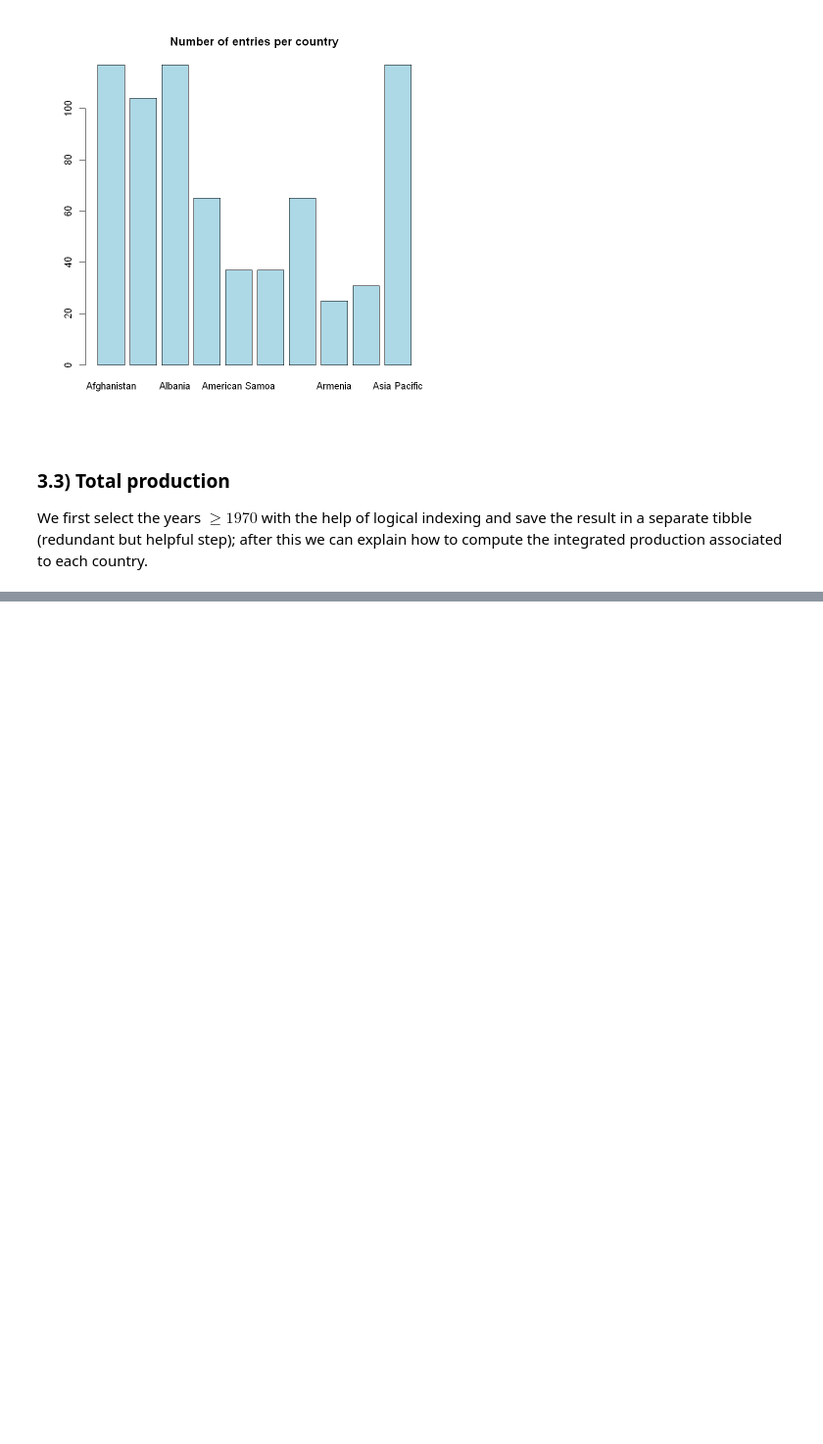
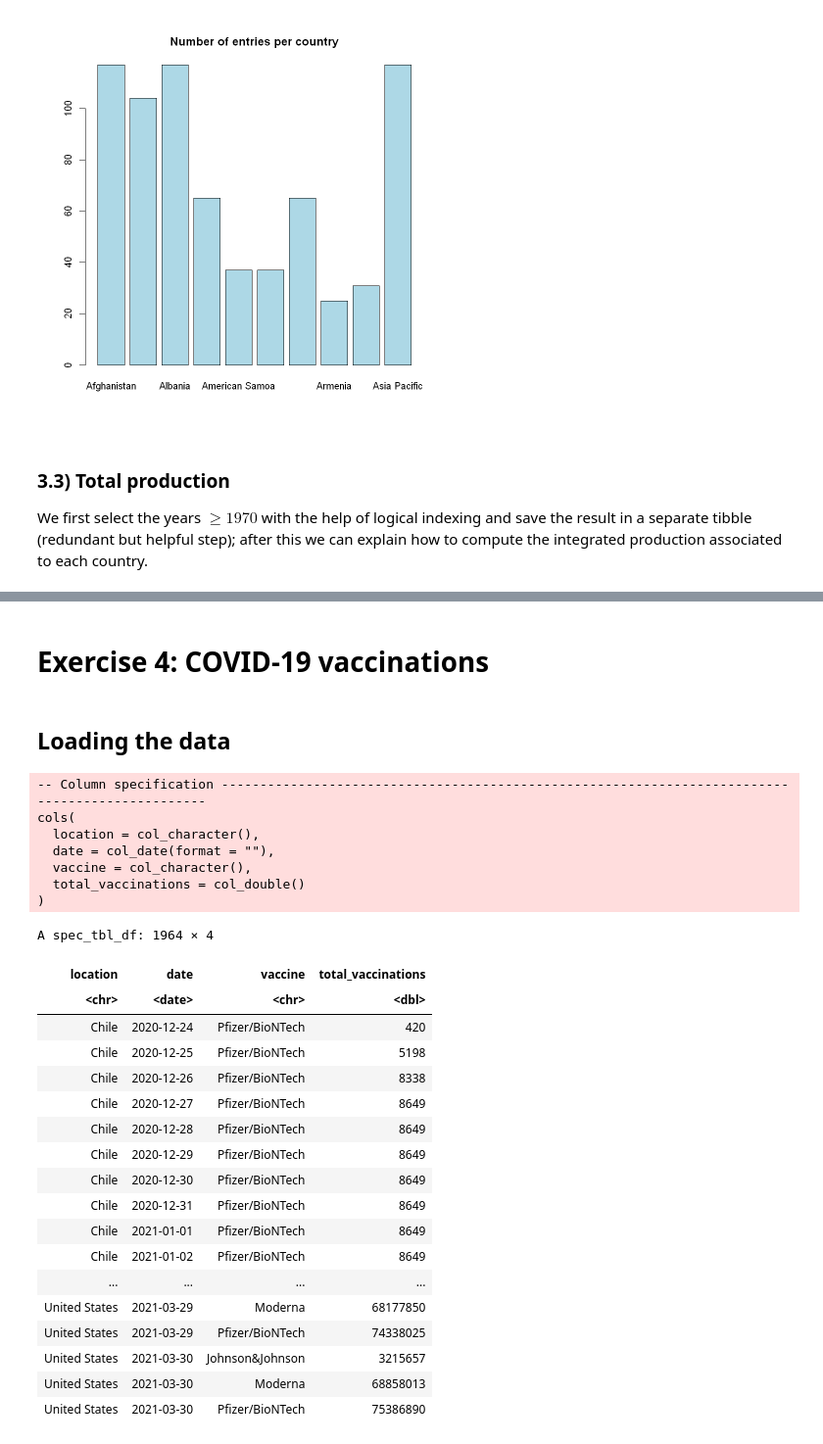
Before and after one commit to marco-giunta/AdvStatPhysAn, a Jupyter notebook: compito_1.ipynb, the cells around one changed output, grey strips where cells are left out. Shown at 98% size. Drawn from its saved outputs; the diff is of its cells as text; code cells hidden in the pictures; blank space fills up the shorter version.

```diff
--- a/compito_1.ipynb
+++ b/compito_1.ipynb
@@ -419,0 +474,37 @@ coal$Year[coal$Year>1969]
+# %% [markdown]
+# Exercise 4: COVID-19 vaccinations
+# %% [markdown]
+## Loading the data
+# %%
+#url <- "https://github.com/owid/covid-19-data/blob/master/public/data/vaccinations/vaccinations-by-manufacturer.csv"
+#it's easier if we use the raw data, i.e. use the url pointing to a web page containing only the desiderd csv
+url <- "https://raw.githubusercontent.com/owid/covid-19-data/master/public/data/vaccinations/vaccinations-by-manufacturer.csv"
+covid <- read_csv(url)
+covid
+# %% [output]
+-- Column specification ------------------------------------------------------------------------------------------------
+cols(
+  location = col_character(),
+  date = col_date(format = ""),
+  vaccine = col_character(),
+  total_vaccinations = col_double()
+)
+A spec_tbl_df: 1964 × 4
+| location | date | vaccine | total_vaccinations |
+| <chr> | <date> | <chr> | <dbl> |
+| Chile | 2020-12-24 | Pfizer/BioNTech | 420 |
+| Chile | 2020-12-25 | Pfizer/BioNTech | 5198 |
+| Chile | 2020-12-26 | Pfizer/BioNTech | 8338 |
+| Chile | 2020-12-27 | Pfizer/BioNTech | 8649 |
+| Chile | 2020-12-28 | Pfizer/BioNTech | 8649 |
+| Chile | 2020-12-29 | Pfizer/BioNTech | 8649 |
+| Chile | 2020-12-30 | Pfizer/BioNTech | 8649 |
+| Chile | 2020-12-31 | Pfizer/BioNTech | 8649 |
+| Chile | 2021-01-01 | Pfizer/BioNTech | 8649 |
+| Chile | 2021-01-02 | Pfizer/BioNTech | 8649 |
+| ... | ... | ... | ... |
+| United States | 2021-03-29 | Moderna | 68177850 |
+| United States | 2021-03-29 | Pfizer/BioNTech | 74338025 |
+| United States | 2021-03-30 | Johnson&Johnson | 3215657 |
+| United States | 2021-03-30 | Moderna | 68858013 |
+| United States | 2021-03-30 | Pfizer/BioNTech | 75386890 |
```
Also changed, not shown: parts of 18 cells of this notebook.
